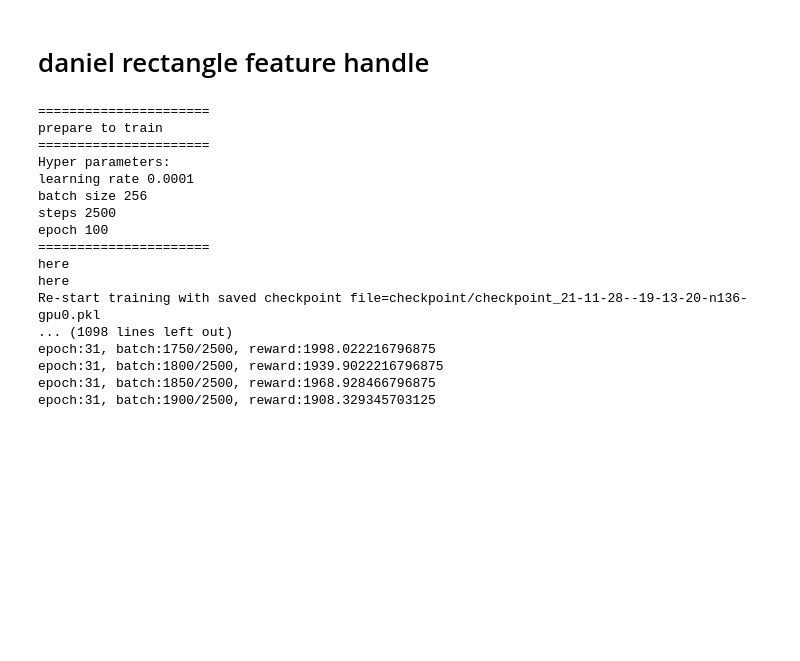
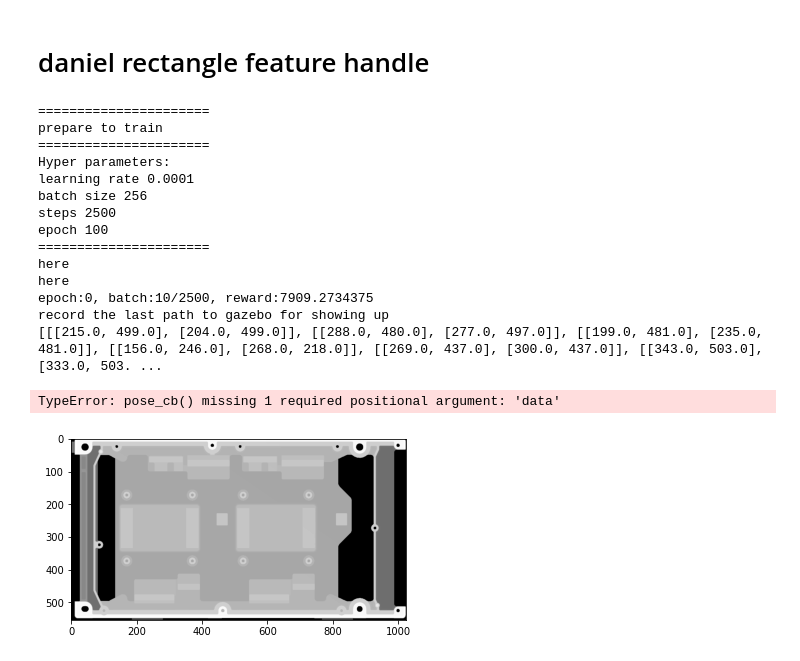
Before and after one commit to danny3125/single_board, a Jupyter notebook: single_board_hybrid/main_training.ipynb, the cells around one changed output. Saved outputs shown, nothing was run; the diff lists cells and outputs as text; code cells hidden in the pictures; blank space fills up the shorter version.

```diff
--- a/single_board_hybrid/main_training.ipynb
+++ b/single_board_hybrid/main_training.ipynb
@@ -330,6 +347,7 @@ import matplotlib.pyplot as plt
 import warnings
 from tqdm import tqdm_notebook
 ####### my own import file ##########
+from img_index import gazebo_showup
 from listofpathpoint import input_handler
 import cnc_input
 #from hybrid_models import HPN
@@ -395,7 +413,7 @@ plot_performance_train = []
 plot_performance_baseline = []
 # recording the result of the resent epoch makes it available for future
 #*********************# Uncomment these lines to load the previous check point
-
+"""
 checkpoint_file = "checkpoint/checkpoint_21-11-28--19-13-20-n136-gpu0.pkl"
 checkpoint = torch.load(checkpoint_file, map_location=device)
 epoch_ckpt = checkpoint['epoch'] + 1
@@ -408,7 +426,7 @@ optimizer.load_state_dict(checkpoint['optimizer'])
 
 print('Re-start training with saved checkpoint file={:s}\n  Checkpoint at epoch= {:d} and time={:.3f}min\n'.format(checkpoint_file,epoch_ckpt-1,tot_time_ckpt/60))
 
-
+"""
 #***********************# Uncomment these lines to load the previous check point
 
 # Main training loop
@@ -436,6 +454,7 @@ for epoch in range(0, n_epoch):
     f_temp = input_handler('mother_board.json')
     X = X_temp.repeat(B,1,1)
     X = X.cuda()
+    path_gazebo = []
 
     for i in range(1, steps+1): # 1 ~ 2500 steps
         mask = torch.zeros(B,size).cuda() # use mask to make some points impossible to choose
@@ -443,7 +462,7 @@ for epoch in range(0, n_epoch):
         logprobs = 0
         reward = 0
         Y = X.view(B,size,2)
-        x = Y[:,0,:] #set the first point to x
+        x = torch.zeros(B,2)#Y[:,0,:] #set the first point to x
         h = None
         c = None
         context = None        #set Y_ini to the out corner
@@ -455,7 +474,7 @@ for epoch in range(0, n_epoch):
             sampler = torch.distributions.Categorical(output)
             idx = sampler.sample()
              #prepare for the back propagation of pytorch
-            reward, Y0,x = rectangle_process(f_temp, idx,Y,Y0, mask,k,B)
+            reward, Y0,x = rectangle_process_actor(f_temp, idx,Y,Y0,mask,k,B,i,path_gazebo)
             R += reward
             logprobs += torch.log(output[zero_to_bsz, idx.data] + TINY)
             ##mask[zero_to_bsz, idx.data] += -np.inf
@@ -464,7 +483,7 @@ for epoch in range(0, n_epoch):
         C = 0
         baseline = 0
         Y = X.view(B,size,2)
-        x = Y[:,0,:]
+        x = torch.zeros(B,2)#Y[:,0,:] #set the first point to x
         h = None
         c = None
         context = None
@@ -487,8 +506,13 @@ for epoch in range(0, n_epoch):
         loss.backward()
         optimizer.step()
 
-        if i % 50 == 0:
+        if i % 10 == 0:
             print("epoch:{}, batch:{}/{}, reward:{}".format(epoch, i, steps, R.mean().item()))
+        if i % 10 == 0:
+            print("record the last path to gazebo for showing up")
+            #starting to show the path on simulated enviroment of cnc_machine
+            the_resent_path = temp.zig_zag_path(path_gazebo)
+            gazebo_showup(the_resent_path)
     time_one_epoch = time.time() - start #recording the work time of one epoch
     time_tot = time.time() - start_training_time + tot_time_ckpt
     ###################
@@ -514,7 +538,7 @@ for epoch in range(0, n_epoch):
         R = 0
         reward = 0
         Y = X_val.view(B,size,2)
-        x = Y[:,0,:]
+        x = torch.zeros(B,2)#Y[:,0,:] #set the first point to x
         Y0 = None
         h = None
         c = None
@@ -535,7 +559,7 @@ for epoch in range(0, n_epoch):
         baseline = 0
 
         Y = X_val.view(B,size,2)
-        x = Y[:,0,:]
+        x = torch.zeros(B,2)#Y[:,0,:] #set the first point to x
 
         h = None
         c = None
@@ -583,39 +607,38 @@ for epoch in range(0, n_epoch):
 
     # Saving checkpoint
     checkpoint_dir = os.path.join("checkpoint")
 
     if not os.path.exists(checkpoint_dir):
         os.makedirs(checkpoint_dir)
 
     torch.save({
         'epoch': epoch,
         'time': time_one_epoch,
         'tot_time': time_tot,
         'loss': loss.item(),
         'plot_performance_train': plot_performance_train,
         'plot_performance_baseline': plot_performance_baseline,
         'model_baseline': Critic.state_dict(),
         'model_train': Actor.state_dict(),
         'optimizer': optimizer.state_dict(),
         },'{}.pkl'.format(checkpoint_dir + "/checkpoint_" + time_stamp + "-n{}".format(size) + "-gpu{}".format(gpu_id)))
 # %% [output]
 ======================
 prepare to train
 ======================
 Hyper parameters:
 learning rate 0.0001
 batch size 256
 steps 2500
 epoch 100
 ======================
 here
 here
-Re-start training with saved checkpoint file=checkpoint/checkpoint_21-11-28--19-13-20-n136-gpu0.pkl
-... (1098 lines left out)
-epoch:31, batch:1750/2500, reward:1998.022216796875
-epoch:31, batch:1800/2500, reward:1939.9022216796875
-epoch:31, batch:1850/2500, reward:1968.928466796875
-epoch:31, batch:1900/2500, reward:1908.329345703125
+epoch:0, batch:10/2500, reward:7909.2734375
+record the last path to gazebo for showing up
+[[[215.0, 499.0], [204.0, 499.0]], [[288.0, 480.0], [277.0, 497.0]], [[199.0, 481.0], [235.0, 481.0]], [[156.0, 246.0], [268.0, 218.0]], [[269.0, 437.0], [300.0, 437.0]], [[343.0, 503.0], [333.0, 503. ...
+TypeError: pose_cb() missing 1 required positional argument: 'data'
+[figure, added]
 # %%
 import torch
 index = int(9.34)
```
Also changed, not shown: parts of 1 cell of this notebook, 5 other files.
